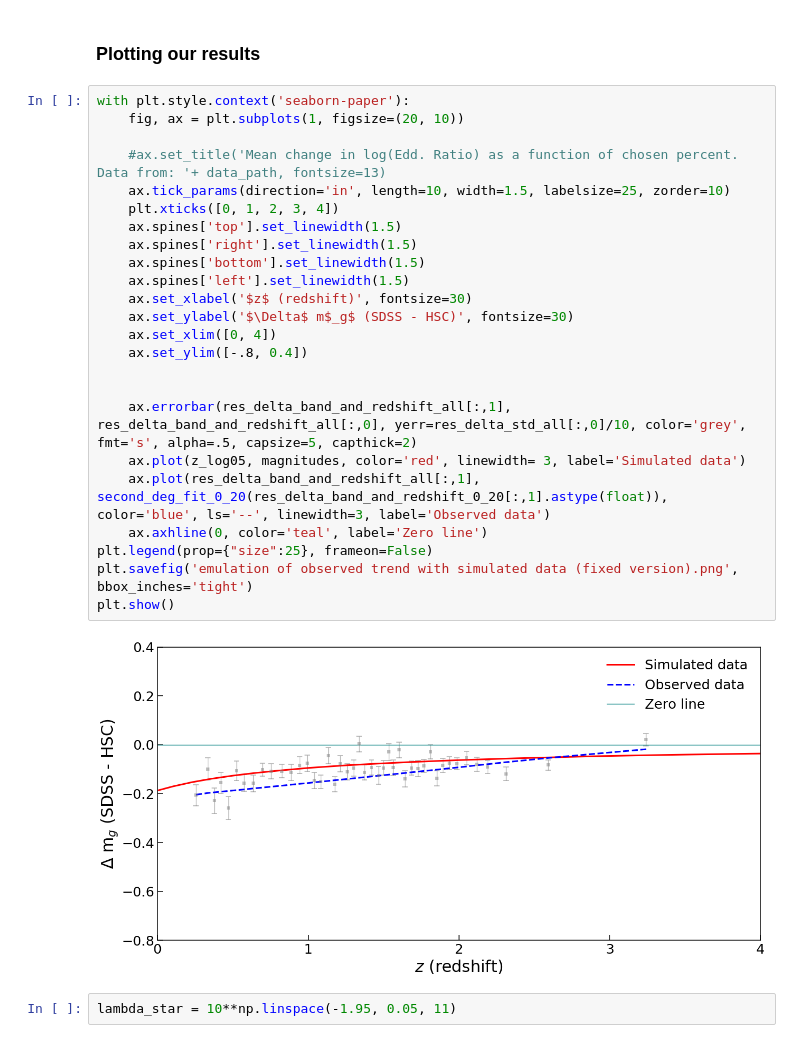
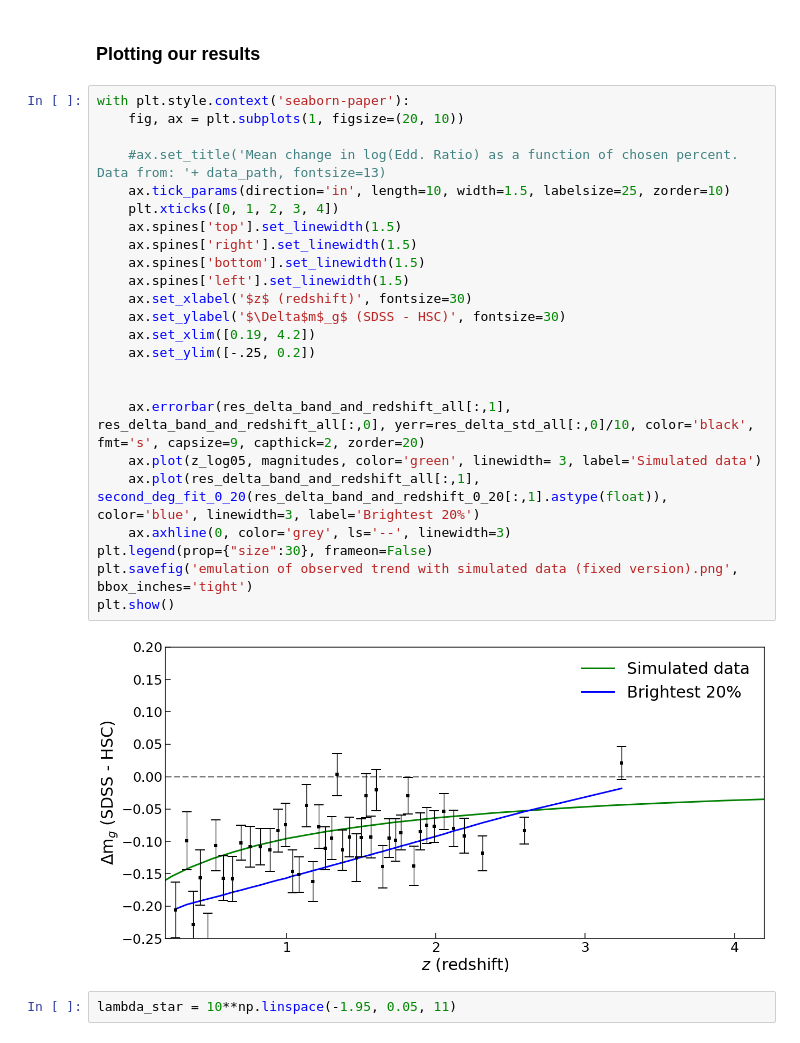
Before and after one commit to openhearted99/AGN_variability_project, a Jupyter notebook: Simulations/visualization/custom_run/Factory2.0.ipynb, the cells around one changed output. Drawn from its saved outputs; the diff is of its cells as text.

```diff
--- a/Simulations/visualization/custom_run/Factory2.0.ipynb
+++ b/Simulations/visualization/custom_run/Factory2.0.ipynb
@@ -648,29 +648,29 @@ magnitudes = means05*2.5
 # %%
 with plt.style.context('seaborn-paper'):
     fig, ax = plt.subplots(1, figsize=(20, 10))
 
     #ax.set_title('Mean change in log(Edd. Ratio) as a function of chosen percent. Data from: '+ data_path, fontsize=13)
     ax.tick_params(direction='in', length=10, width=1.5, labelsize=25, zorder=10)
     plt.xticks([0, 1, 2, 3, 4])
     ax.spines['top'].set_linewidth(1.5)
     ax.spines['right'].set_linewidth(1.5)
     ax.spines['bottom'].set_linewidth(1.5)
     ax.spines['left'].set_linewidth(1.5)
     ax.set_xlabel('$z$ (redshift)', fontsize=30)
-    ax.set_ylabel('$\Delta$ m$_g$ (SDSS - HSC)', fontsize=30)
-    ax.set_xlim([0, 4])
-    ax.set_ylim([-.8, 0.4])
+    ax.set_ylabel('$\Delta$m$_g$ (SDSS - HSC)', fontsize=30)
+    ax.set_xlim([0.19, 4.2])
+    ax.set_ylim([-.25, 0.2])
 
 
-    ax.errorbar(res_delta_band_and_redshift_all[:,1], res_delta_band_and_redshift_all[:,0], yerr=res_delta_std_all[:,0]/10, color='grey', fmt='s', alpha=.5, capsize=5, capthick=2)
-    ax.plot(z_log05, magnitudes, color='red', linewidth= 3, label='Simulated data')
-    ax.plot(res_delta_band_and_redshift_all[:,1], second_deg_fit_0_20(res_delta_band_and_redshift_0_20[:,1].astype(float)), color='blue', ls='--', linewidth=3, label='Observed data')
-    ax.axhline(0, color='teal', label='Zero line')
-plt.legend(prop={"size":25}, frameon=False)
+    ax.errorbar(res_delta_band_and_redshift_all[:,1], res_delta_band_and_redshift_all[:,0], yerr=res_delta_std_all[:,0]/10, color='black', fmt='s', capsize=9, capthick=2, zorder=20)
+    ax.plot(z_log05, magnitudes, color='green', linewidth= 3, label='Simulated data')
+    ax.plot(res_delta_band_and_redshift_all[:,1], second_deg_fit_0_20(res_delta_band_and_redshift_0_20[:,1].astype(float)), color='blue', linewidth=3, label='Brightest 20%')
+    ax.axhline(0, color='grey', ls='--', linewidth=3)
+plt.legend(prop={"size":30}, frameon=False)
 plt.savefig('emulation of observed trend with simulated data (fixed version).png', bbox_inches='tight')
 plt.show()
 # %% [output]
-[figure, old version]
+[figure, new version]
 # %%
 lambda_star = 10**np.linspace(-1.95, 0.05, 11)
 # %%
```
Also changed, not shown: 4 other files.
